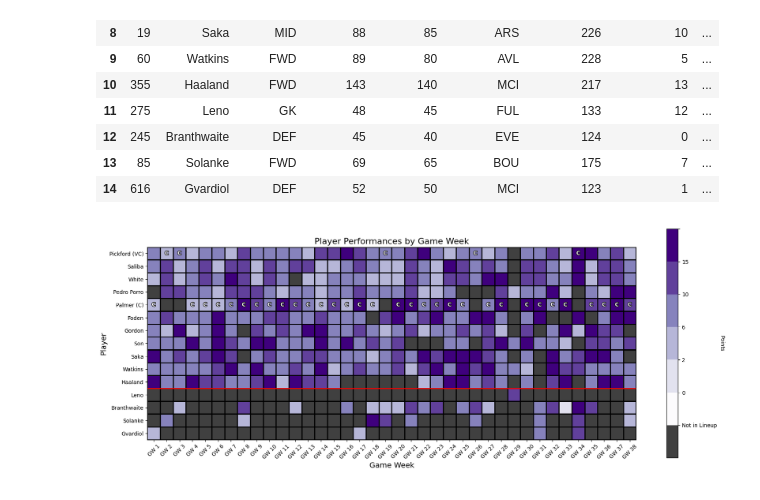
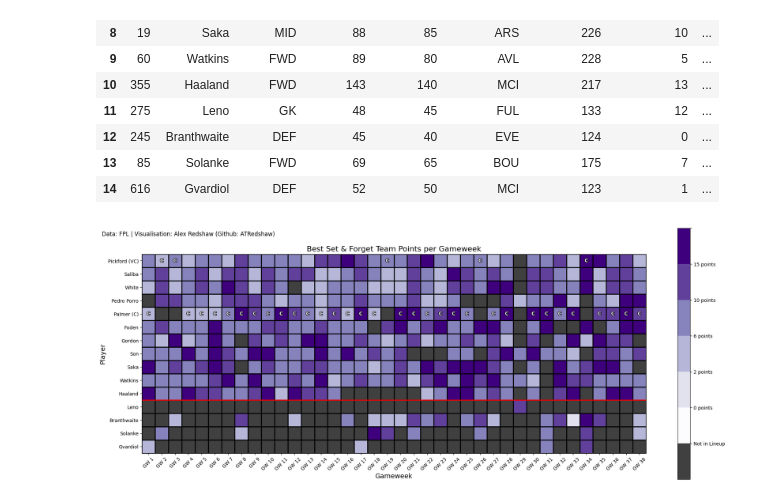
Before and after one commit to ARedshaw02/fpl-hindsight-optimiser, a Jupyter notebook: set_and_forget/exploration_set_and_forget.ipynb, the cells around one changed output. Cells and saved outputs as stored; diff of their text form; code cells hidden in the pictures.

Commit message:
Fixed plot labels and title. Additional commenting. Exported plot.

```diff
--- a/set_and_forget/exploration_set_and_forget.ipynb
+++ b/set_and_forget/exploration_set_and_forget.ipynb
@@ -37,5 +41,15 @@ print(simulated_team_season)
 # %%
 def convert_history_to_df(df, history):
+    """
+    Converts the match history including substitutions to a single dataframe.
+
+    Args:
+        df (pd.DataFrame): The dataframe containing the baseline player data.
+        history (list): The list of match history including substitutions.
+
+    Returns:
+        pd.DataFrame: The converted dataframe.
+    """
     current_gw = get_current_gameweek(get_fpl_data())
     history_df = df.copy()
 
@@ -96,6 +110,16 @@ def add_captaincy_vice_captaincy_to_web_name(df):
     return df
 
 def visualise_player_point_breakdown(df):
+    """
+    Visualises the breakdown of player points across all of the gameweeks
+
+    Args:
+        df (pd.DataFrame): The dataframe to visualise.
+
+    Returns:
+        None
+    """
+    # Get current gameweek
     current_gw = get_current_gameweek(get_fpl_data())
 
     # Define bins and colors
@@ -103,8 +127,9 @@ def visualise_player_point_breakdown(df):
     colors = plt.cm.Purples(np.linspace(0, 1, 6)).tolist()
     black = mcolors.to_rgba('#000000', alpha=0.75)
     colors = [black] + colors
-    # Round max to the nearest 5 up
-    bin_labels = ['Not in Lineup', '0', '2', '6', '10', '15', ' ']
+
+    # Define bin labels
+    bin_labels = ['Not in Lineup', '0 points', '2 points', '6 points', '10 points', '15 points', ' ']
 
     # Create a matrix to hold the values for the grid
     grid_data = np.full((len(df), current_gw), -100)
@@ -132,11 +157,10 @@ def visualise_player_point_breakdown(df):
     # Add a colorbar with the bin labels
     cbar = plt.colorbar(im, ax=ax, ticks=np.arange(len(colors)))
     cbar.ax.set_yticklabels(bin_labels)
-    cbar.ax.set_ylabel('Points', rotation=-90, va="bottom")
 
     # Set the title and labels
-    ax.set_title("Player Performances by Game Week", fontsize=16)
-    ax.set_xlabel("Game Week", fontsize=14)
+    ax.set_title("Best Set & Forget Team Points per Gameweek", fontsize=16)
+    ax.set_xlabel("Gameweek", fontsize=14)
     ax.set_ylabel("Player", fontsize=14)
 
     # Add tick marks and labels for players
@@ -147,39 +171,45 @@ def visualise_player_point_breakdown(df):
     ax.set_xticks(np.arange(current_gw))
     ax.set_xticklabels([f"GW {i+1}" for i in range(current_gw)], fontsize=10, rotation=45)
 
-    # Add a solid black line between the bench players and the lineup players
+    # Add a solid red line between the bench players and the lineup players
     bench_start = df[df['in_lineup'] == False].index[0]
     ax.axhline(bench_start - 0.5, color='red', linewidth=2)
 
-    # Add 'C' for captain's cells and vice-captain's cells
+    # Add 'C' for captain's cells and vice-captain's cells where captain didn't play
     for i, row in df.iterrows():
         for j in range(1, current_gw + 1):
             gw_in_team_col = f"gw_{j}_in_team"
             gw_points_col = f"gw_{j}_points"
             gw_minutes_col = f"gw_{j}_minutes"
             if row[gw_in_team_col] and pd.notnull(row[gw_points_col]) and row[gw_minutes_col] > 0:
                 if row['is_captain']:
                     text = ax.text(j-1, i, 'C', ha='center', va='center', color='w', fontweight='bold')
                     text.set_path_effects([PathEffects.withStroke(linewidth=2, foreground='k')])
                 elif row['is_vice_captain'] and not df.loc[df['is_captain'], gw_in_team_col].any():
                     text = ax.text(j-1, i, 'C', ha='center', va='center', color='w', fontweight='bold')
                     text.set_path_effects([PathEffects.withStroke(linewidth=2, foreground='k')])
 
     ax.set_xticks(np.arange(-0.5, current_gw, 1), minor=True)
     ax.set_yticks(np.arange(-0.5, len(df), 1), minor=True)
     ax.grid(which='minor', color='black', linewidth=2)
     ax.tick_params(which='minor', size=0)
 
-    # Adjust the spacing between subplots
     plt.subplots_adjust(left=0.15, right=0.95, bottom=0.15, top=0.9)
 
     # Set fig size
     fig.set_size_inches(20, 8)
+    plt.tight_layout()
+
+    # Add plot caption
+    ax.text(3, -2, "Data: FPL | Visualisation: Alex Redshaw (Github: ATRedshaw)", ha='center', va='center', fontsize=12)
+
+    # Save the figure
+    plt.savefig(f'visualisations/{year}/set_and_forget_player_point_breakdown.png', dpi=300)
 
     # Display the plot
     plt.show()
 
-# Assuming engineered_df is already defined and populated
+# Call the function using the engineered dataframe
 visualise_player_point_breakdown(add_captaincy_vice_captaincy_to_web_name(engineered_df))
 # %% [output]
-[figure, old version]
+[figure, new version]
```
Also changed, not shown: parts of 4 cells of this notebook, 1 other file.
